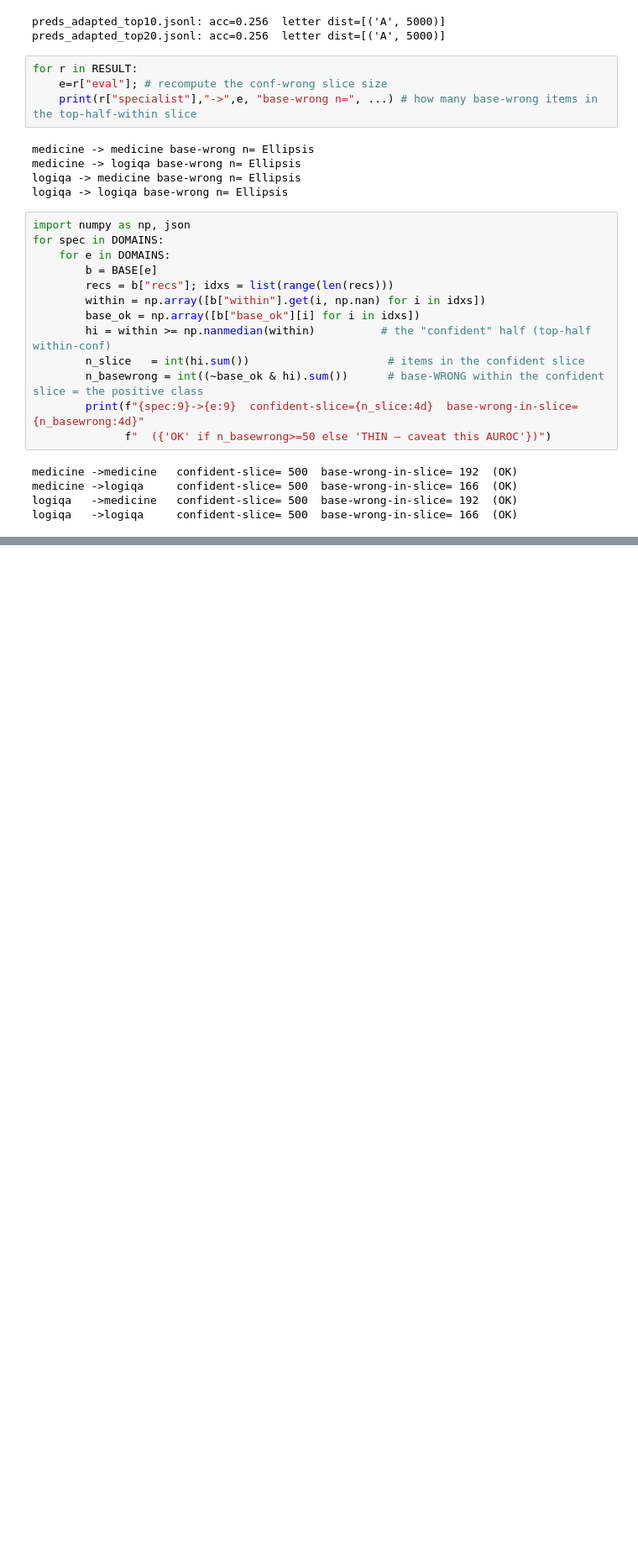
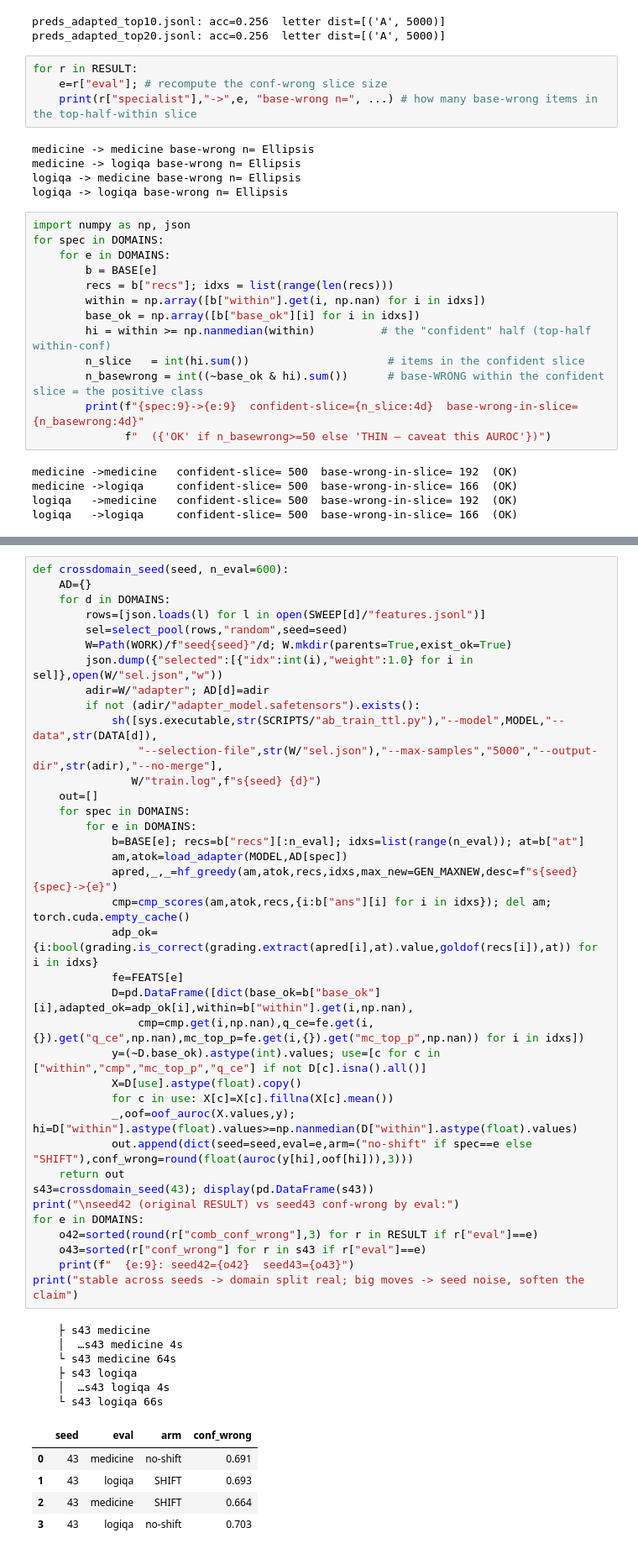
Before and after one commit to UTD2026/Mixed_Dataset_Testing_STA, a Jupyter notebook: Job4_crossdomain.ipynb, the cells around one changed output, grey strips where cells are left out. Shown at 84% size. Drawn from its saved outputs; the diff is of its cells as text; blank space fills up the shorter version.

```diff
--- a/Job4_crossdomain.ipynb
+++ b/Job4_crossdomain.ipynb
@@ -572,0 +625,49 @@ logiqa   ->logiqa     confident-slice= 500  base-wrong-in-slice= 166  (OK)
+# %%
+def crossdomain_seed(seed, n_eval=600):
+    AD={}
+    for d in DOMAINS:
+        rows=[json.loads(l) for l in open(SWEEP[d]/"features.jsonl")]
+        sel=select_pool(rows,"random",seed=seed)
+        W=Path(WORK)/f"seed{seed}"/d; W.mkdir(parents=True,exist_ok=True)
+        json.dump({"selected":[{"idx":int(i),"weight":1.0} for i in sel]},open(W/"sel.json","w"))
+        adir=W/"adapter"; AD[d]=adir
+        if not (adir/"adapter_model.safetensors").exists():
+            sh([sys.executable,str(SCRIPTS/"ab_train_ttl.py"),"--model",MODEL,"--data",str(DATA[d]),
+                "--selection-file",str(W/"sel.json"),"--max-samples","5000","--output-dir",str(adir),"--no-merge"],
+               W/"train.log",f"s{seed} {d}")
+    out=[]
+    for spec in DOMAINS:
+        for e in DOMAINS:
+            b=BASE[e]; recs=b["recs"][:n_eval]; idxs=list(range(n_eval)); at=b["at"]
+            am,atok=load_adapter(MODEL,AD[spec])
+            apred,_,_=hf_greedy(am,atok,recs,idxs,max_new=GEN_MAXNEW,desc=f"s{seed} {spec}->{e}")
+            cmp=cmp_scores(am,atok,recs,{i:b["ans"][i] for i in idxs}); del am; torch.cuda.empty_cache()
+            adp_ok={i:bool(grading.is_correct(grading.extract(apred[i],at).value,goldof(recs[i]),at)) for i in idxs}
+            fe=FEATS[e]
+            D=pd.DataFrame([dict(base_ok=b["base_ok"][i],adapted_ok=adp_ok[i],within=b["within"].get(i,np.nan),
+                cmp=cmp.get(i,np.nan),q_ce=fe.get(i,{}).get("q_ce",np.nan),mc_top_p=fe.get(i,{}).get("mc_top_p",np.nan)) for i in idxs])
+            y=(~D.base_ok).astype(int).values; use=[c for c in ["within","cmp","mc_top_p","q_ce"] if not D[c].isna().all()]
+            X=D[use].astype(float).copy()
+            for c in use: X[c]=X[c].fillna(X[c].mean())
+            _,oof=oof_auroc(X.values,y); hi=D["within"].astype(float).values>=np.nanmedian(D["within"].astype(float).values)
+            out.append(dict(seed=seed,eval=e,arm=("no-shift" if spec==e else "SHIFT"),conf_wrong=round(float(auroc(y[hi],oof[hi])),3)))
+    return out
+s43=crossdomain_seed(43); display(pd.DataFrame(s43))
+print("\nseed42 (original RESULT) vs seed43 conf-wrong by eval:")
+for e in DOMAINS:
+    o42=sorted(round(r["comb_conf_wrong"],3) for r in RESULT if r["eval"]==e)
+    o43=sorted(r["conf_wrong"] for r in s43 if r["eval"]==e)
+    print(f"  {e:9}: seed42={o42}  seed43={o43}")
+print("stable across seeds -> domain split real; big moves -> seed noise, soften the claim")
+# %% [output]
+    ├ s43 medicine
+    │  …s43 medicine 4s
+    └ s43 medicine 64s
+    ├ s43 logiqa
+    │  …s43 logiqa 4s
+    └ s43 logiqa 66s
+|  | seed | eval | arm | conf_wrong |
+| 0 | 43 | medicine | no-shift | 0.691 |
+| 1 | 43 | logiqa | SHIFT | 0.693 |
+| 2 | 43 | medicine | SHIFT | 0.664 |
+| 3 | 43 | logiqa | no-shift | 0.703 |
```
Also changed, not shown: parts of 3 cells of this notebook.
